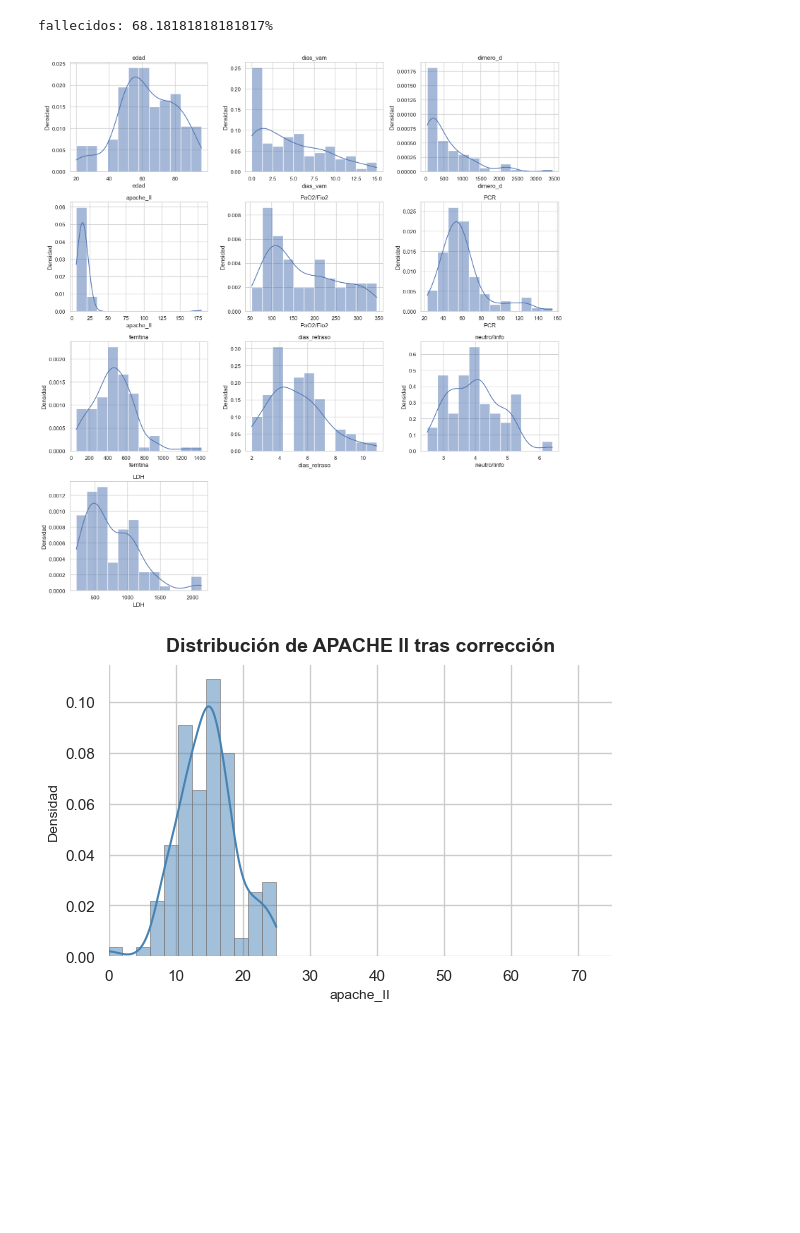
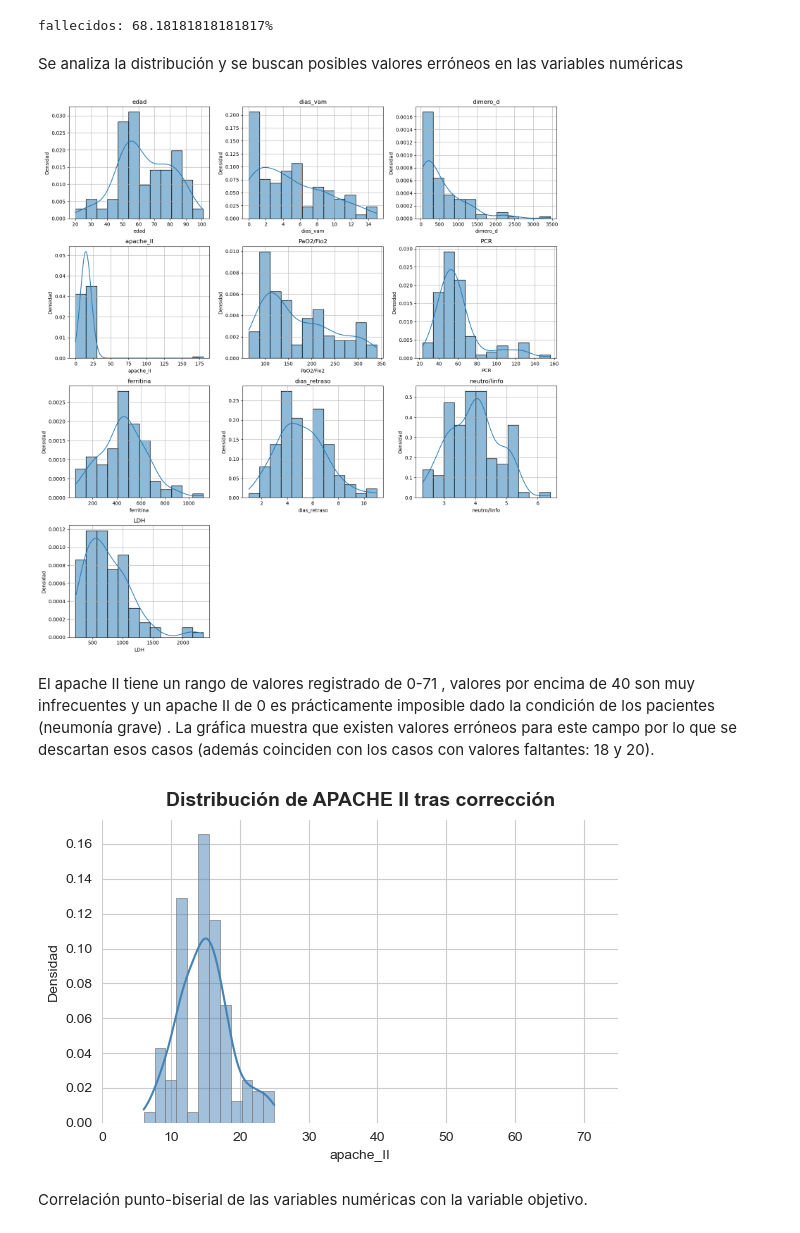
Before and after one commit to DavidF858/ProyectoML, a Jupyter notebook: ProyectoML.ipynb, the cells around one changed output. Drawn from its saved outputs; the diff is of its cells as text; code cells hidden in the pictures; blank space fills up the shorter version.

```diff
--- a/ProyectoML.ipynb
+++ b/ProyectoML.ipynb
@@ -53,21 +70,11 @@ from sklearn.metrics import roc_auc_score , roc_curve  , confusion_matrix ,Confu
 # %%
-#Cargar los datos
-data_set = pd.read_excel("C:/Users/David_858/Desktop/PROYRCTO ML/base_datos_pr.xlsx" ,sheet_name="Hoja1" )
+data_set = pd.read_excel("./base_datos_pr.xlsx" ,sheet_name="Hoja1" )
 data_set.drop("Nombre y apellidos" , axis="columns" , inplace=True)
-#RENOMBRAR LOS ATRIBUTOS
 new_columns = {'Edad':"edad", 'Sexo':"sexo",'APPCardiopatia Isquemica':"APPCI",'APPAsma Bronquial':"APPAB",'Dobutamina':"dobutamina",
  'Norepinefrina':"norepinefrina", 'Insuficiencia renal aguda':"ins_renal_aguda",'Shock séptico':"shock_septico",
  'Sobreinfección Bacteriana  ':"sobreinf_bac",'Días de VAM':"dias_vam",'Egreso':"egreso",'Dimero D':"dimero_d",'APP obesidad ':"APPO",
  'APACHE II al ingreso':"apache_II",'PaO2/FiO2 al ingreso':"PaO2/Fio2",'Ferritina':"ferritina",'Días de retardo en recibir atencion medica ':"dias_retraso",
  'índice neutrofilos /linfositos  ':"neutro/linfo"}
 data_set.rename(columns=new_columns ,inplace=True)
-#Extraer las caracteristicas categoricas y numericas para analisis
-categorical_cols = [col  for col in data_set.columns  if data_set[col].nunique()==2 and col != 'egreso']
-numeric_cols = [col for col in data_set.columns if col not in categorical_cols and col != 'egreso']
-data_set[numeric_cols].describe()
-#Rellenar valores faltantes con la mediana (2 casos : 18 , 20)
-for column in numeric_cols:
-    data_set[column]=data_set[column].fillna( value=data_set[column].median())
-data_set['sexo']=data_set['sexo']-1
-data_set.describe()
+data_set.columns
 # %% [output]
@@ -94,8 +119,9 @@ train_set, test_set = train_test_split(
 )
 # %% [output]
 fallecidos: 68.18181818181817%
+# %% [markdown]
+Se analiza la distribución y se buscan posibles valores erróneos en las variables numéricas
 # %%
-#Analizar la distribucion y buscar psoibles valores erroneos en las varaibles numericas
 import math
 n = len(numeric_cols)
 cols = 3
@@ -113,33 +139,37 @@ for j in range(i + 1, len(axes)):
 plt.tight_layout()
 plt.show()
 # %% [output]
-[figure, old version]
+[figure, new version]
+# %% [markdown]
+El apache II tiene un rango de valores registrado de 0-71 , valores por encima de 40 son muy infrecuentes y un apache II de 0 es prácticamente imposible dado la condición de los pacientes (neumonía grave) . La gráfica muestra que existen valores erróneos para este campo por lo que se descartan esos casos (además coinciden con los casos con valores faltantes: 18 y 20).
 # %%
-#El apache II tiene un rango de valores registrado de 0-71 ,valores por encima de 40 son muy infrecuentes.
-# La grafica muestra que existen outliers para este campo
-data_set.loc[data_set["apache_II"] > 71, "apache_II"] = median_apache = data_set.loc[data_set["apache_II"] <= 71, "apache_II"].median()
+train_set.drop(train_set[(train_set["apache_II"]>70 )|( train_set["apache_II"]<=0)].index , inplace=True)
+test_set.drop(test_set[(test_set["apache_II"]>70 )|( test_set["apache_II"]<=0)].index , inplace=True)
+
 sns.set_style("whitegrid")
 
 plt.figure(figsize=(6, 4))
 sns.histplot(
-    data_set["apache_II"],
+    train_set["apache_II"],
     kde=True,
     stat="density",
     bins=12,
     color="steelblue",
     edgecolor="gray",
     linewidth=0.5
 )
 plt.title("Distribución de APACHE II tras corrección", fontsize=14, weight="bold", pad=10)
 plt.xlabel("apache_II", fontsize=10)
 plt.ylabel("Densidad", fontsize=10)
 plt.grid(True)
 plt.xlim(0, 75)
 for spine in plt.gca().spines.values():
     spine.set_visible(False)
 
 plt.tight_layout()
 plt.show()
 # %% [output]
-[figure, old version]
+[figure, new version]
+# %% [markdown]
+Correlación punto-biserial de las variables numéricas con la variable objetivo.
 # %%
```
Also changed, not shown: parts of 33 cells of this notebook, 1 other file.
